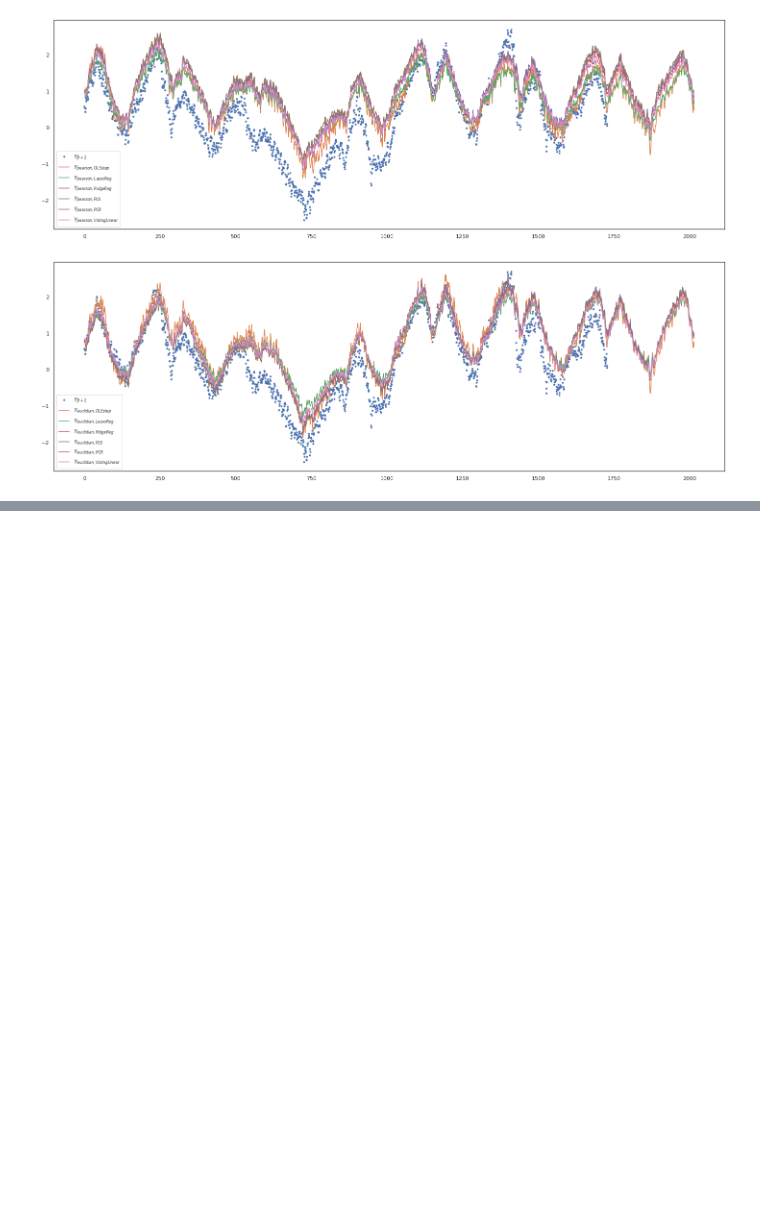
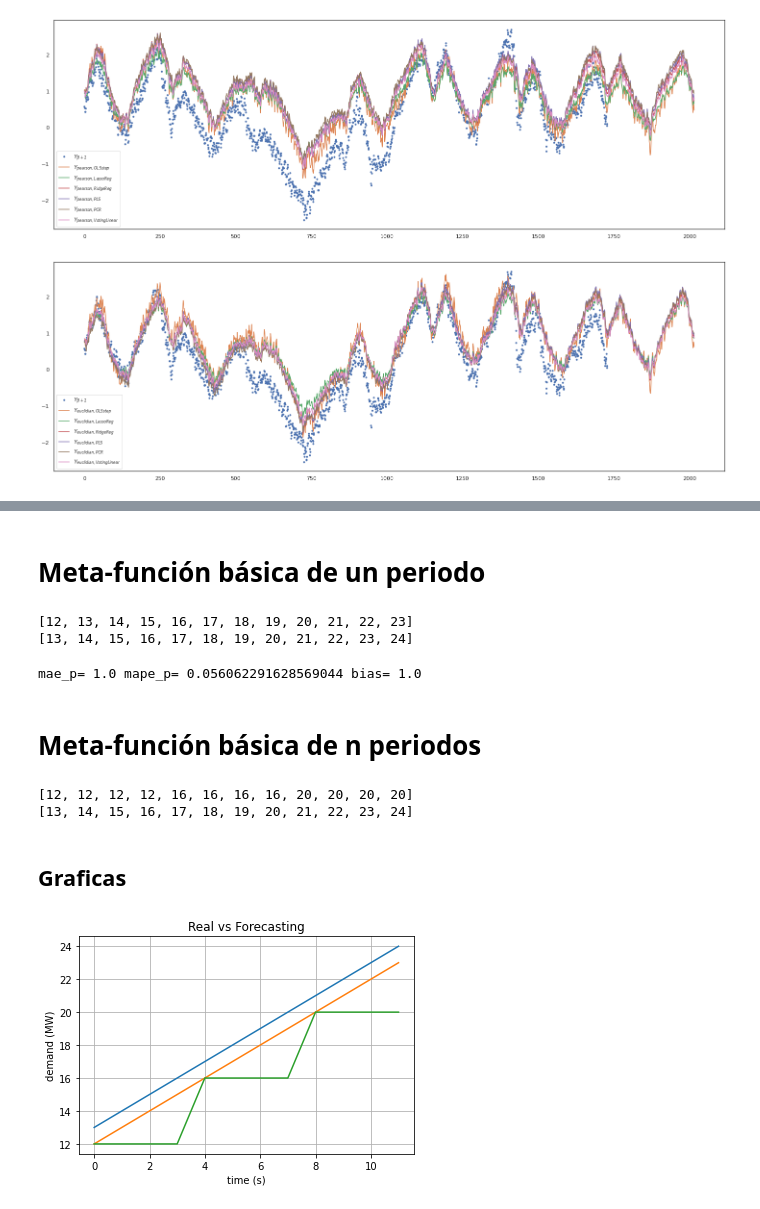
Before and after one commit to urieliram/statistical, a Jupyter notebook: Analog2.ipynb, the cells around one changed output, grey strips where cells are left out. Saved outputs shown, nothing was run; the diff lists cells and outputs as text; code cells hidden in the pictures; blank space fills up the shorter version.

```diff
--- a/Analog2.ipynb
+++ b/Analog2.ipynb
@@ -696,0 +694,2 @@ euclidian VotingEnsemble
+# %% [markdown]
+# Meta-función básica de un periodo
@@ -696,0 +703,21 @@ euclidian VotingEnsemble
+# %%
+serie=df.SERIE1.tolist()
+serie = list(range(100))
+# %%
+to   = 4  ## Inicio de la posición del periodo de entrenamiento
+tt   = 13 ## Inicio de la posición del pronóstico de prueba
+tf   = 25 ## Fin de la posición del pronóstico de prueba
+np   = 1  ## Numero de periodos por salto
+j=0
+forecast=[]
+for i in range(tt,tf,np):
+    #print(serie[to+j-1:tt+j])
+    forecast=forecast+persistent(serie[to+j:tt+j],np)
+    j=j+np
+# %%
+test = serie[tt:tf]
+print(forecast)
+print(test)
+# %% [output]
+[12, 13, 14, 15, 16, 17, 18, 19, 20, 21, 22, 23]
+[13, 14, 15, 16, 17, 18, 19, 20, 21, 22, 23, 24]
@@ -696,0 +728,40 @@ euclidian VotingEnsemble
+# %%
+print('mae_p=',mae_p,'mape_p=',mape_p,'bias=',biasb)
+# %% [output]
+mae_p= 1.0 mape_p= 0.056062291628569044 bias= 1.0
+# %% [markdown]
+# Meta-función básica de n periodos
+# %%
+to   = 4  ## Inicio de la posición del periodo de entrenamiento
+tt   = 13 ## Inicio de la posición del pronóstico de prueba
+tf   = 25 ## Fin de la posición del pronóstico de prueba
+np   = 4    ## Numero de periodos por salto
+j=0
+forecast2=[]
+for i in range(tt,tf,np):
+    #print(serie[to+j-1:tt+j])
+    forecast2=forecast2+persistent(serie[to+j:tt+j],np)
+    j=j+np
+# %%
+test = serie[tt:tf]
+print(forecast2)
+print(test)
+# %% [output]
+[12, 12, 12, 12, 16, 16, 16, 16, 20, 20, 20, 20]
+[13, 14, 15, 16, 17, 18, 19, 20, 21, 22, 23, 24]
+# %% [markdown]
+## Graficas
+# %%
+fig, ax = plt.subplots()
+ax.plot(test)
+ax.plot(forecast)
+ax.plot(forecast2)
+
+ax.set(xlabel='time (s)', ylabel='demand (MW)',
+       title='Real vs Forecasting')
+ax.grid()
+
+fig.savefig("test.png")
+plt.show()
+# %% [output]
+[figure, added]
```
Also changed, not shown: parts of 13 cells of this notebook.
